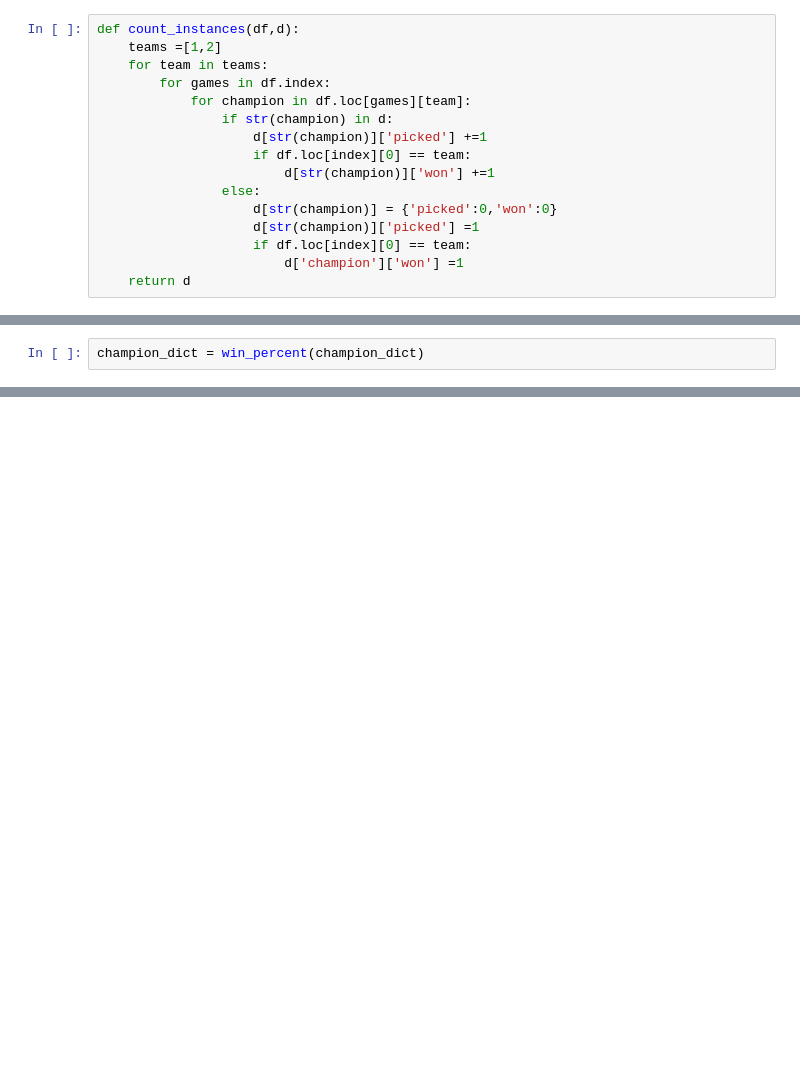
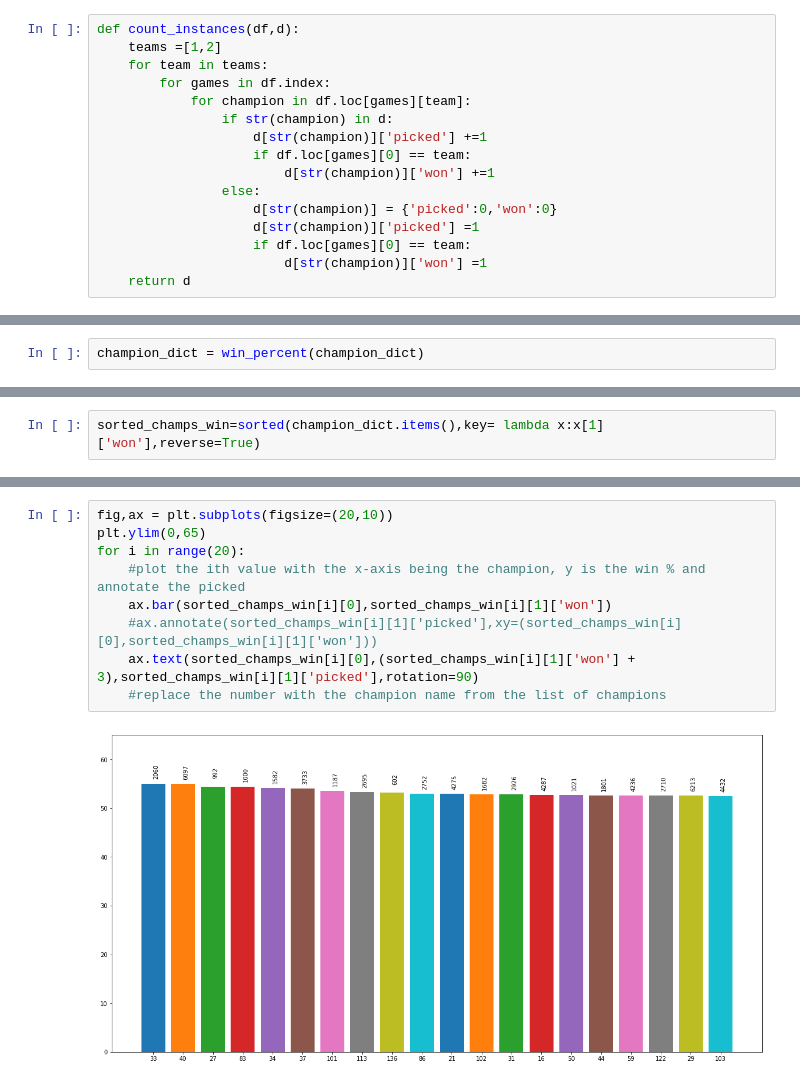
Before and after one commit to Kristian-Roopnarine/ML-League-Of-Legends, a Jupyter notebook: LOL_EDA.ipynb, the cells around one changed output, grey strips where cells are left out. Drawn from its saved outputs; the diff is of its cells as text; blank space fills up the shorter version.

```diff
--- a/LOL_EDA.ipynb
+++ b/LOL_EDA.ipynb
@@ -567,13 +567,13 @@ def count_instances(df,d):
             for champion in df.loc[games][team]:
                 if str(champion) in d:
                     d[str(champion)]['picked'] +=1
-                    if df.loc[index][0] == team:
+                    if df.loc[games][0] == team:
                         d[str(champion)]['won'] +=1
                 else:
                     d[str(champion)] = {'picked':0,'won':0}
                     d[str(champion)]['picked'] =1
-                    if df.loc[index][0] == team:
-                        d['champion']['won'] =1
+                    if df.loc[games][0] == team:
+                        d[str(champion)]['won'] =1
     return d
 # %%
 """
@@ -644,0 +665,2 @@ champion_dict
+# %%
+sorted_champs_win=sorted(champion_dict.items(),key= lambda x:x[1]['won'],reverse=True)
@@ -644,0 +709,11 @@ champion_dict
+# %%
+fig,ax = plt.subplots(figsize=(20,10))
+plt.ylim(0,65)
+for i in range(20):
+    #plot the ith value with the x-axis being the champion, y is the win % and annotate the picked
+    ax.bar(sorted_champs_win[i][0],sorted_champs_win[i][1]['won'])
+    #ax.annotate(sorted_champs_win[i][1]['picked'],xy=(sorted_champs_win[i][0],sorted_champs_win[i][1]['won']))
+    ax.text(sorted_champs_win[i][0],(sorted_champs_win[i][1]['won'] + 3),sorted_champs_win[i][1]['picked'],rotation=90)
+    #replace the number with the champion name from the list of champions
+# %% [output]
+[figure, added]
```
Also changed, not shown: parts of 13 cells of this notebook.
